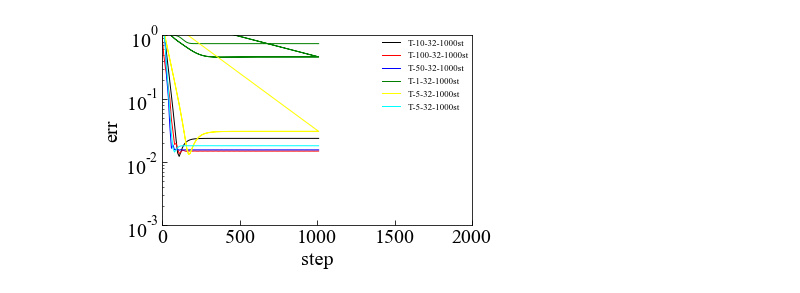
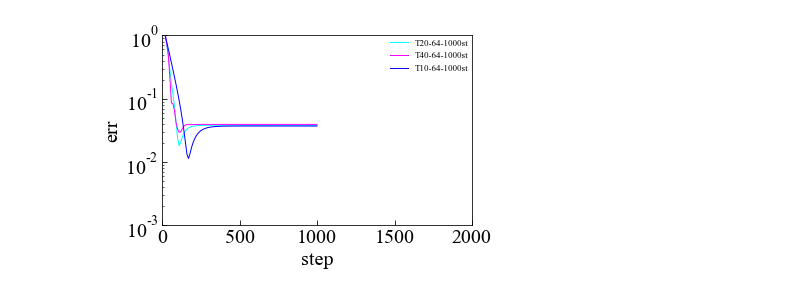
Before and after one commit to maedarn/code_tohoku, a Jupyter notebook: py/err-telegraph.ipynb, the cells around one changed output. Saved outputs shown, nothing was run; the diff lists cells and outputs as text; code cells hidden in the pictures.

```diff
--- a/py/err-telegraph.ipynb
+++ b/py/err-telegraph.ipynb
@@ -195,15 +201,15 @@ plt.yscale('log')
 #plt.plot(fata01,fata02/128, color='green' , linestyle = "solid", markersize=2.5, linewidth = 1,label="T1")
 
 #plt.plot(kdata01,kdata02, color='green'  , linestyle = "solid", markersize=2.5, linewidth = 1,label="T100-1000st")
-#plt.plot(kata01,kata02, color='red'  , linestyle = "solid", markersize=2.5, linewidth = 1,label="T50-1000st")
-#plt.plot(jata01,jata02, color='Yellow' , linestyle = "solid", markersize=2.5, linewidth = 1,label="T40-1000st")
+#plt.plot(kata01,kata02, color='green'  , linestyle = "solid", markersize=2.5, linewidth = 1,label="T50-1000st")
+#plt.plot(jata01,jata02, color='red' , linestyle = "solid", markersize=2.5, linewidth = 1,label="T40-1000st")
 #plt.plot(iata01,iata02, color='Magenta' , linestyle = "solid", markersize=2.5, linewidth = 1,label="T30-1000st")
 #plt.plot(hata01,hata02, color='Cyan' , linestyle = "solid", markersize=2.5, linewidth = 1,label="T20-1000st")
 #plt.plot(gata01,gata02, color='black' , linestyle = "solid", markersize=2.5, linewidth = 1,label="T10-1000st")
 
 #plt.plot(xata01,xata02, color='blue' , linestyle = "solid", markersize=2.5, linewidth = 1,label="T8-1000st")
 
-#plt.plot(lata01,lata02, color='#4169e1' , linestyle = "solid", markersize=2.5, linewidth = 1,label="T5-1000st")
+#plt.plot(lata01,lata02, color='blue' , linestyle = "solid", markersize=2.5, linewidth = 1,label="T5-1000st")
 
 #plt.plot(mata01,mata02, color='red' , linestyle = "solid", markersize=2.5, linewidth = 1,label="T22-1000st")
 
@@ -230,10 +236,10 @@ plt.yscale('log')
 #plt.plot(cata01,cata02, color='Yellow' , linestyle = "solid", markersize=2.5, linewidth = 1,label="T12-64-1000st")
 #plt.plot(ddata01,ddata02, color='Magenta' , linestyle = "solid", markersize=2.5, linewidth = 1,label="T12-129-1000st")
 
-#plt.plot(edata01,edata02, color='Cyan' , linestyle = "solid", markersize=2.5, linewidth = 1,label="T20-64-1000st")
+plt.plot(edata01,edata02, color='Cyan' , linestyle = "solid", markersize=2.5, linewidth = 1,label="T20-64-1000st")
 #plt.plot(fdata01,fdata02, color='red' , linestyle = "solid", markersize=2.5, linewidth = 1,label="T30-64-1000st")
-#plt.plot(gdata01,gdata02, color='Magenta' , linestyle = "solid", markersize=2.5, linewidth = 1,label="T40-64-1000st")
-#plt.plot(hdata01,hdata02, color='blue' , linestyle = "solid", markersize=2.5, linewidth = 1,label="T10-64-1000st")
+plt.plot(gdata01,gdata02, color='Magenta' , linestyle = "solid", markersize=2.5, linewidth = 1,label="T40-64-1000st")
+plt.plot(hdata01,hdata02, color='blue' , linestyle = "solid", markersize=2.5, linewidth = 1,label="T10-64-1000st")
 #plt.plot(vdata01,vdata02, color='black' , linestyle = "solid", markersize=2.5, linewidth = 1,label="T1-64-1000st")
 #plt.plot(wdata01,wdata02, color='yellow' , linestyle = "solid", markersize=2.5, linewidth = 1,label="T3-64-1000st")
 #plt.plot(xdata01,xdata02, color='blue' , linestyle = "solid", markersize=2.5, linewidth = 1,label="T2-64-1000st")
@@ -253,40 +259,43 @@ plt.yscale('log')
 #plt.plot(idata01,idata02, color='green' , linestyle = "solid", markersize=2.5, linewidth = 1,label="T5-64-1000st")
 #plt.plot(jdata01,jdata02, color='black' , linestyle = "solid", markersize=2.5, linewidth = 1,label="T-1-64-1000st")
 
-plt.plot(ydata01,ydata02, color='black' , linestyle = "solid", markersize=2.5, linewidth = 1,label="T-10-32-1000st")
-plt.plot(zdata01,zdata02, color='red' , linestyle = "solid", markersize=2.5, linewidth = 1,label="T-100-32-1000st")
-plt.plot(deata01,deata02, color='blue' , linestyle = "solid", markersize=2.5, linewidth = 1,label="T-50-32-1000st")
-plt.plot(eeata01,eeata02, color='green' , linestyle = "solid", markersize=2.5, linewidth = 1,label="T-1-32-1000st")
-plt.plot(feata01,feata02, color='yellow' , linestyle = "solid", markersize=2.5, linewidth = 1,label="T-5-32-1000st")
-plt.plot(geata01,geata02, color='Cyan' , linestyle = "solid", markersize=2.5, linewidth = 1,label="T-5-32-1000st")
+#plt.plot(ydata01,ydata02, color='black' , linestyle = "solid", markersize=2.5, linewidth = 1,label="T-10-32-1000st")
+#plt.plot(zdata01,zdata02, color='red' , linestyle = "solid", markersize=2.5, linewidth = 1,label="T-100-32-1000st")
+#plt.plot(deata01,deata02, color='blue' , linestyle = "solid", markersize=2.5, linewidth = 1,label="T-50-32-1000st")
+#plt.plot(eeata01,eeata02, color='green' , linestyle = "solid", markersize=2.5, linewidth = 1,label="T-1-32-1000st")
+#plt.plot(feata01,feata02, color='yellow' , linestyle = "solid", markersize=2.5, linewidth = 1,label="T-5-32-1000st")
+#plt.plot(geata01,geata02, color='Cyan' , linestyle = "solid", markersize=2.5, linewidth = 1,label="T-5-32-1000st")
+
+#plt.plot(heata01,heata02, color='red' , linestyle = "solid", markersize=2.5, linewidth = 1,label="T10-128-out-1000st")
+#plt.plot(ieata01,ieata02, color='Cyan' , linestyle = "solid", markersize=2.5, linewidth = 1,label="T20-128-out-1000st")
 
 #グラフの軸
 #plt.xlabel(data[data_col[0]].name)
 #plt.ylabel(data[data_col[1]].name)
 #plt.ylabel(data[data_col[7]].name)
 #ax.set_title('Scatter plot')
 ax.set_xlabel('step')
 ax.set_ylabel('err')
 
 #plt.legend(bbox_to_anchor=(1.05, 1), loc='upper left', borderaxespad=0, fontsize=5,frameon=False)
 plt.legend(bbox_to_anchor=(1, 1), loc='upper right', borderaxespad=0, fontsize=9,frameon=False)
 
 #plt.xticks(np.arange(0, 60 + 1, 10))
 #plt.yticks(np.arange(0, 20 + 1, 5))
 #p = plt.plot([0.0, 60.0],[10.0, 10.0], "black", linestyle='dashed') # normal way
 #p = plt.plot([0.0, 60.0],[7.6, 7.6], "red", linestyle='dashed') # normal way
 #p = plt.plot([0.0, 60.0],[12.7, 12.7], "blue", linestyle='dashed') # normal way
 fig.tight_layout()
 #グラフ表示
 plt.show()
 #plt.figure(figsize=(5, 6))
 
 # 保存するPDFファイル名
 pp = PdfPages('/Users/maeda/Desktop/test.pdf')
 # 画像をPDFとして保存する
 pp.savefig(fig)
 # PDFの保存終了
 pp.close()
 #plt.savefig("R-Vesc.png")
 # %% [output]
-[figure, old version]
+[figure, new version]
```
Also changed, not shown: parts of 1 cell of this notebook, 10 other files.
